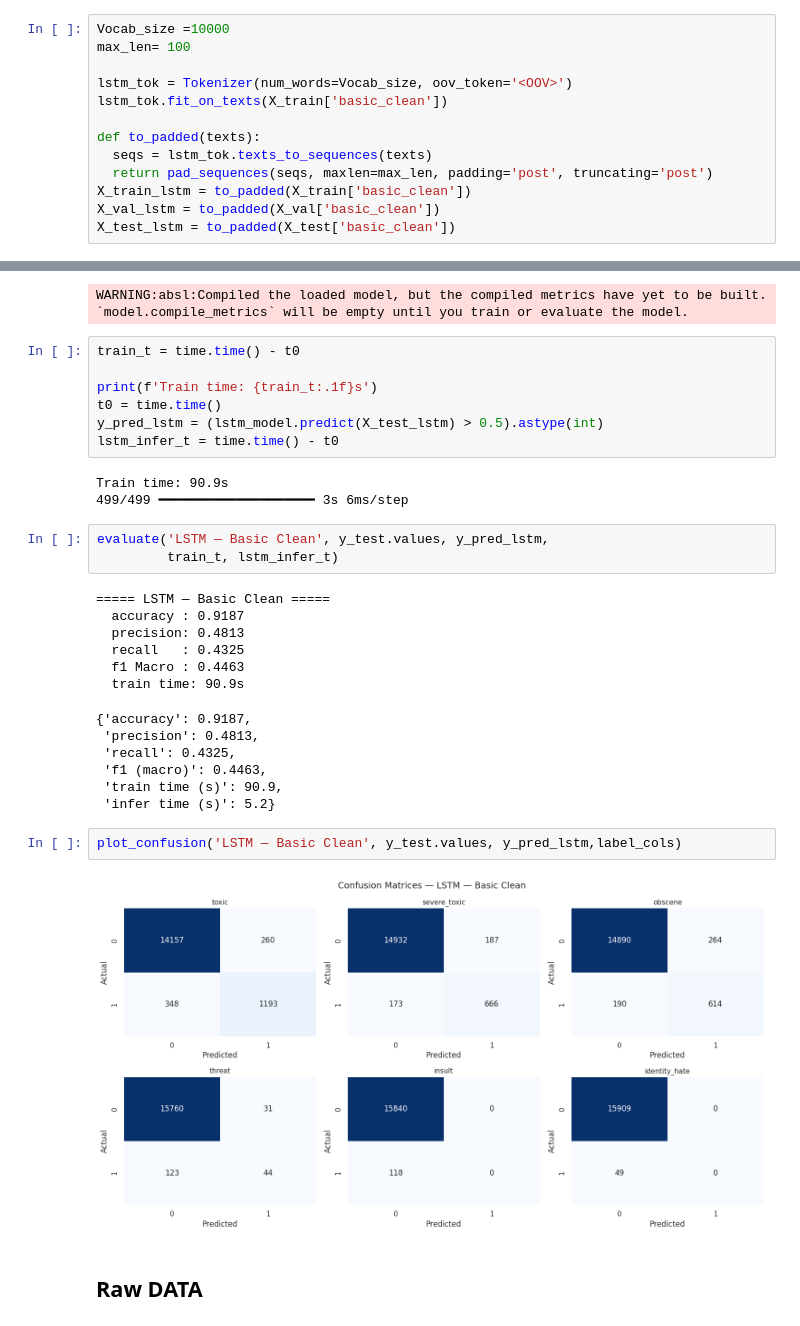
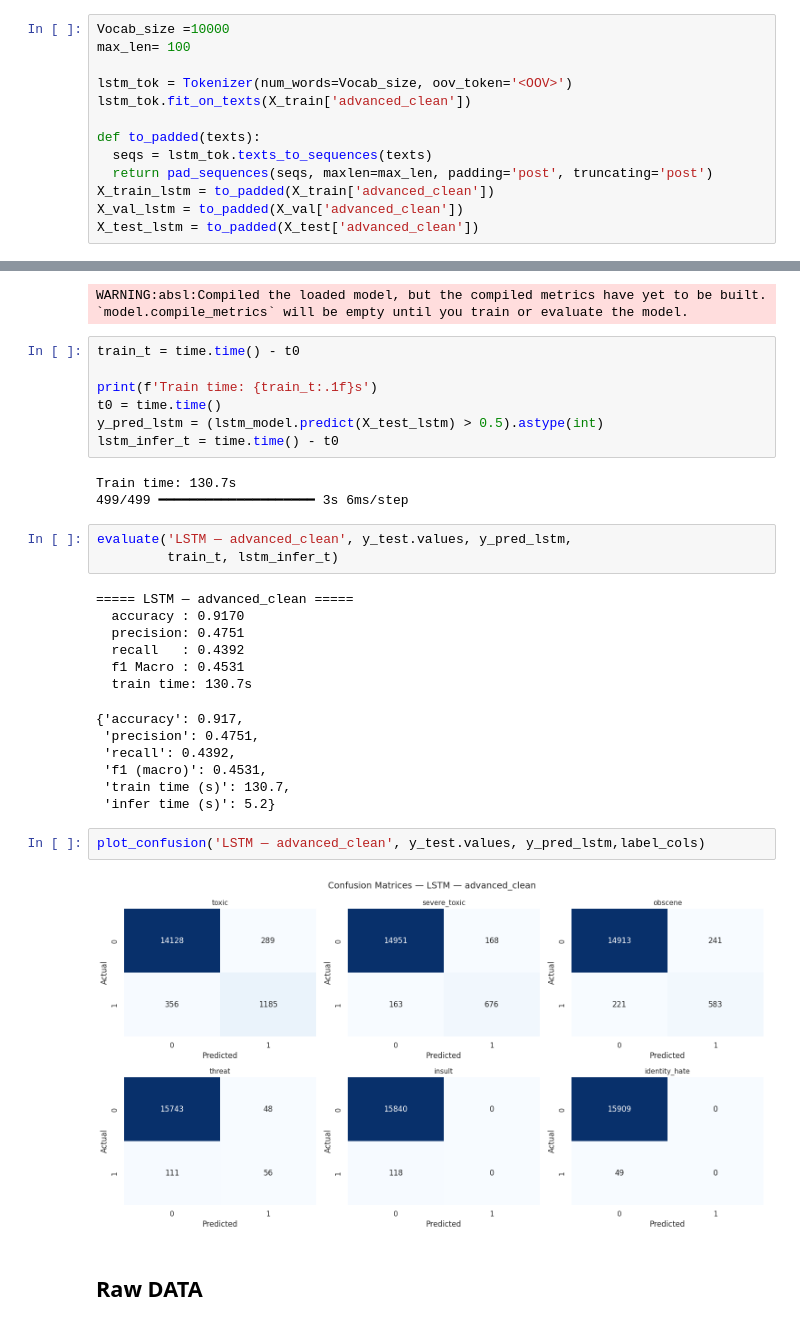
Before and after one commit to tanishataranoon/MY_ML_project, a Jupyter notebook: Comparison.ipynb, the cells around one changed output, grey strips where cells are left out. Cells and saved outputs as stored; diff of their text form.

```diff
--- a/Comparison.ipynb
+++ b/Comparison.ipynb
@@ -550,14 +539,14 @@ Vocab_size =10000
 max_len= 100
 
 lstm_tok = Tokenizer(num_words=Vocab_size, oov_token='<OOV>')
-lstm_tok.fit_on_texts(X_train['basic_clean'])
+lstm_tok.fit_on_texts(X_train['advanced_clean'])
 
 def to_padded(texts):
   seqs = lstm_tok.texts_to_sequences(texts)
   return pad_sequences(seqs, maxlen=max_len, padding='post', truncating='post')
-X_train_lstm = to_padded(X_train['basic_clean'])
-X_val_lstm = to_padded(X_val['basic_clean'])
-X_test_lstm = to_padded(X_test['basic_clean'])
+X_train_lstm = to_padded(X_train['advanced_clean'])
+X_val_lstm = to_padded(X_val['advanced_clean'])
+X_test_lstm = to_padded(X_test['advanced_clean'])
 # %% [markdown]
 ## 7.3 BERT Tokenization
 # %%
@@ -911,28 +903,28 @@ t0 = time.time()
 y_pred_lstm = (lstm_model.predict(X_test_lstm) > 0.5).astype(int)
 lstm_infer_t = time.time() - t0
 # %% [output]
-Train time: 90.9s
+Train time: 130.7s
 499/499 ━━━━━━━━━━━━━━━━━━━━ 3s 6ms/step
 # %%
-evaluate('LSTM — Basic Clean', y_test.values, y_pred_lstm,
+evaluate('LSTM — advanced_clean', y_test.values, y_pred_lstm,
          train_t, lstm_infer_t)
 # %% [output]
-===== LSTM — Basic Clean =====
-  accuracy : 0.9187
-  precision: 0.4813
-  recall   : 0.4325
-  f1 Macro : 0.4463
-  train time: 90.9s
+===== LSTM — advanced_clean =====
+  accuracy : 0.9170
+  precision: 0.4751
+  recall   : 0.4392
+  f1 Macro : 0.4531
+  train time: 130.7s
-{'accuracy': 0.9187,
- 'precision': 0.4813,
- 'recall': 0.4325,
- 'f1 (macro)': 0.4463,
- 'train time (s)': 90.9,
+{'accuracy': 0.917,
+ 'precision': 0.4751,
+ 'recall': 0.4392,
+ 'f1 (macro)': 0.4531,
+ 'train time (s)': 130.7,
  'infer time (s)': 5.2}
 # %%
-plot_confusion('LSTM — Basic Clean', y_test.values, y_pred_lstm,label_cols)
+plot_confusion('LSTM — advanced_clean', y_test.values, y_pred_lstm,label_cols)
 # %% [output]
-[figure, old version]
+[figure, new version]
 # %% [markdown]
 ## Raw DATA
 # %%
```
Also changed, not shown: parts of 40 cells of this notebook.
